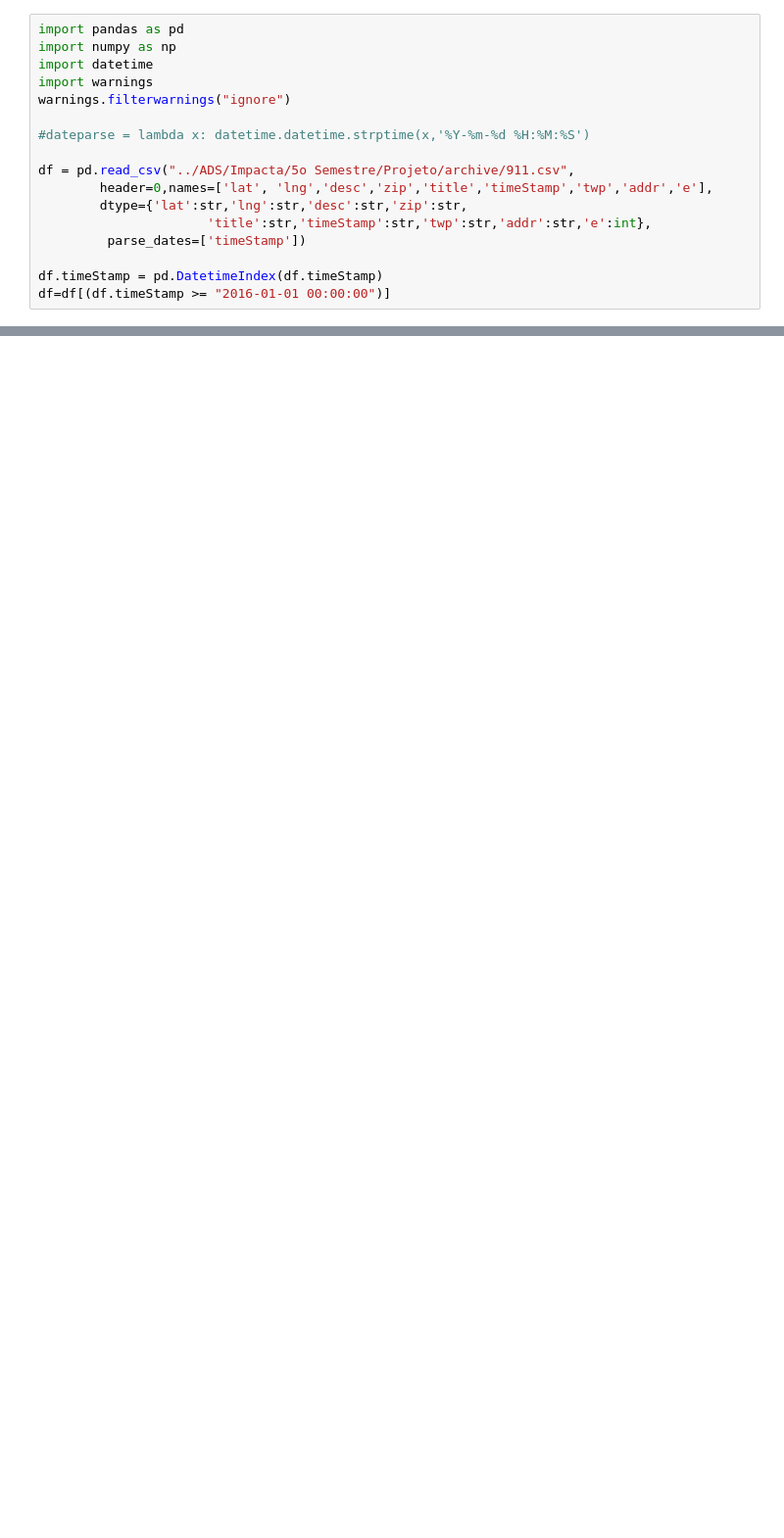
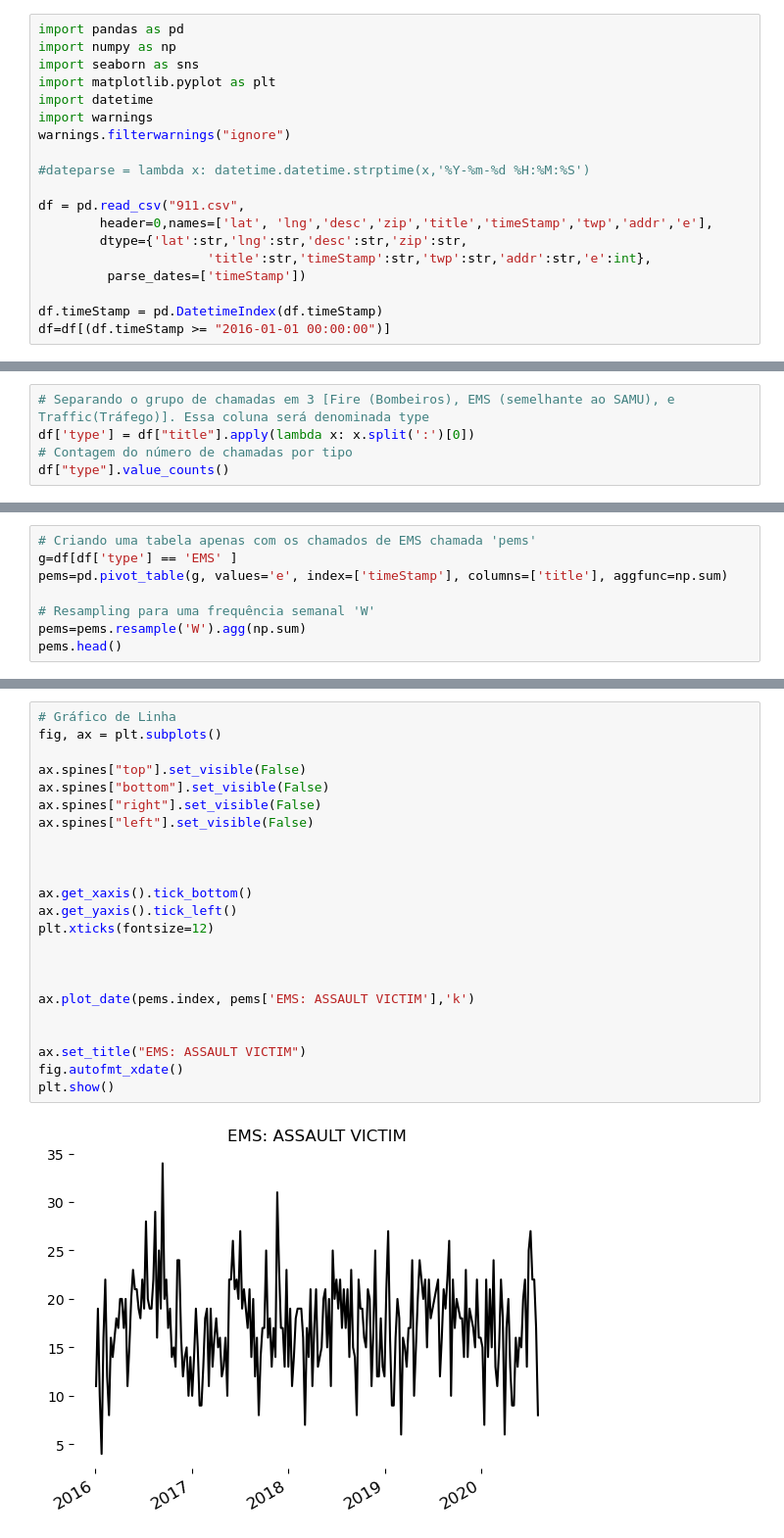
Before and after one commit to giovannerusso/data-analysis-911, a Jupyter notebook: 911 - Data Analysis.ipynb, the cells around one changed output, grey strips where cells are left out. Shown at 98% size. Saved outputs shown, nothing was run; the diff lists cells and outputs as text; blank space fills up the shorter version.

```diff
--- a/911 - Data Analysis.ipynb
+++ b/911 - Data Analysis.ipynb
@@ -1,13 +7,15 @@
 # %%
 import pandas as pd
 import numpy as np
+import seaborn as sns
+import matplotlib.pyplot as plt
 import datetime
 import warnings
 warnings.filterwarnings("ignore")
 
 #dateparse = lambda x: datetime.datetime.strptime(x,'%Y-%m-%d %H:%M:%S')
 
-df = pd.read_csv("../ADS/Impacta/5o Semestre/Projeto/archive/911.csv",
+df = pd.read_csv("911.csv",
         header=0,names=['lat', 'lng','desc','zip','title','timeStamp','twp','addr','e'],
         dtype={'lat':str,'lng':str,'desc':str,'zip':str,
                       'title':str,'timeStamp':str,'twp':str,'addr':str,'e':int},
@@ -42,0 +52,5 @@ Name: count, Length: 148, dtype: int64
+# %%
+# Separando o grupo de chamadas em 3 [Fire (Bombeiros), EMS (semelhante ao SAMU), e Traffic(Tráfego)]. Essa coluna será denominada type
+df['type'] = df["title"].apply(lambda x: x.split(':')[0])
+# Contagem do número de chamadas por tipo
+df["type"].value_counts()
@@ -42,0 +62,8 @@ Name: count, Length: 148, dtype: int64
+# %%
+# Criando uma tabela apenas com os chamados de EMS chamada 'pems'
+g=df[df['type'] == 'EMS' ]
+pems=pd.pivot_table(g, values='e', index=['timeStamp'], columns=['title'], aggfunc=np.sum)
+
+# Resampling para uma frequência semanal 'W'
+pems=pems.resample('W').agg(np.sum)
+pems.head()
@@ -42,0 +101,25 @@ Name: count, Length: 148, dtype: int64
+# %%
+# Gráfico de Linha
+fig, ax = plt.subplots()
+
+ax.spines["top"].set_visible(False)
+ax.spines["bottom"].set_visible(False)
+ax.spines["right"].set_visible(False)
+ax.spines["left"].set_visible(False)
+
+
+
+ax.get_xaxis().tick_bottom()
+ax.get_yaxis().tick_left()
+plt.xticks(fontsize=12)
+
+
+
+ax.plot_date(pems.index, pems['EMS: ASSAULT VICTIM'],'k')
+
+
+ax.set_title("EMS: ASSAULT VICTIM")
+fig.autofmt_xdate()
+plt.show()
+# %% [output]
+[figure, added]
```
Also changed, not shown: parts of 13 cells of this notebook.
